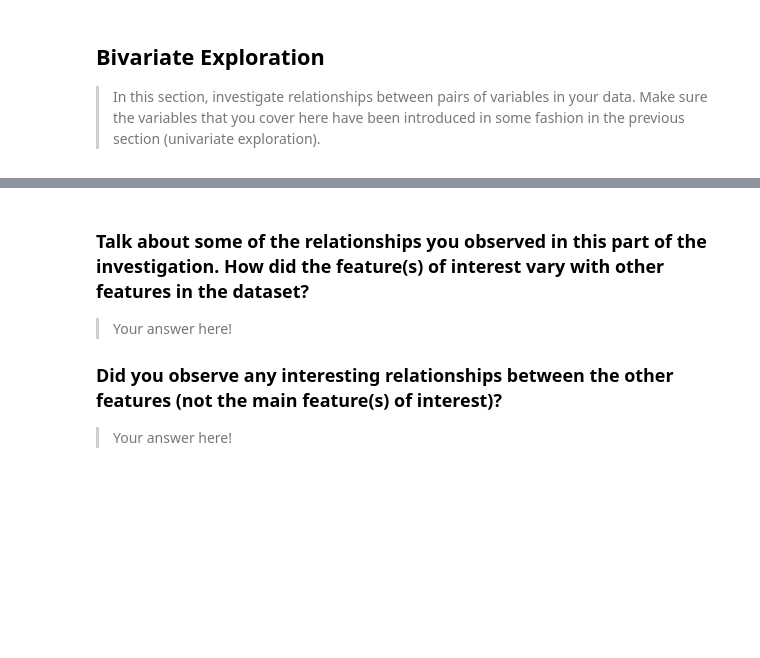
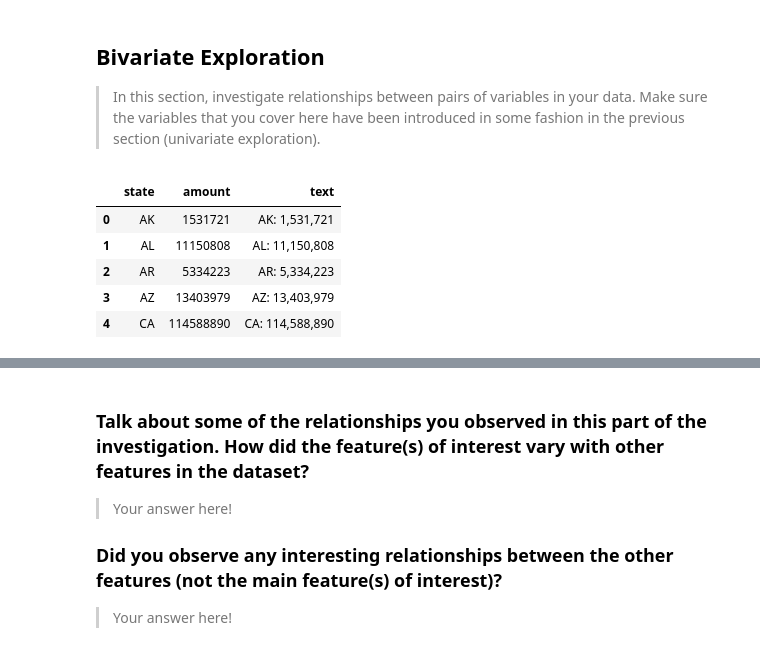
Before and after one commit to ahmed-gharib89/Communicate-Data-Findings, a Jupyter notebook: prosper_loan_exploration.ipynb, the cells around one changed output, grey strips where cells are left out. Drawn from its saved outputs; the diff is of its cells as text; code cells hidden in the pictures; blank space fills up the shorter version.

```diff
--- a/prosper_loan_exploration.ipynb
+++ b/prosper_loan_exploration.ipynb
@@ -506,3 +537,18 @@ for i, col in enumerate(cat_cols):
 > In this section, investigate relationships between pairs of variables in your
 data. Make sure the variables that you cover here have been introduced in some
 fashion in the previous section (univariate exploration).
+# %%
+# Creating a df for map plotting
+df = loan_clean[['BorrowerState', 'LoanOriginalAmount']].groupby('BorrowerState').sum().reset_index()
+df.columns = ['state', 'amount']
+
+# Setting the text for hovering over the state
+df['text'] = df['state'].astype('str') + ': ' + df['amount'].apply(lambda x :f'{x:,.0f}')
+df.head()
+# %% [output]
+|  | state | amount | text |
+| 0 | AK | 1531721 | AK: 1,531,721 |
+| 1 | AL | 11150808 | AL: 11,150,808 |
+| 2 | AR | 5334223 | AR: 5,334,223 |
+| 3 | AZ | 13403979 | AZ: 13,403,979 |
+| 4 | CA | 114588890 | CA: 114,588,890 |
```
Also changed, not shown: parts of 8 cells of this notebook.
